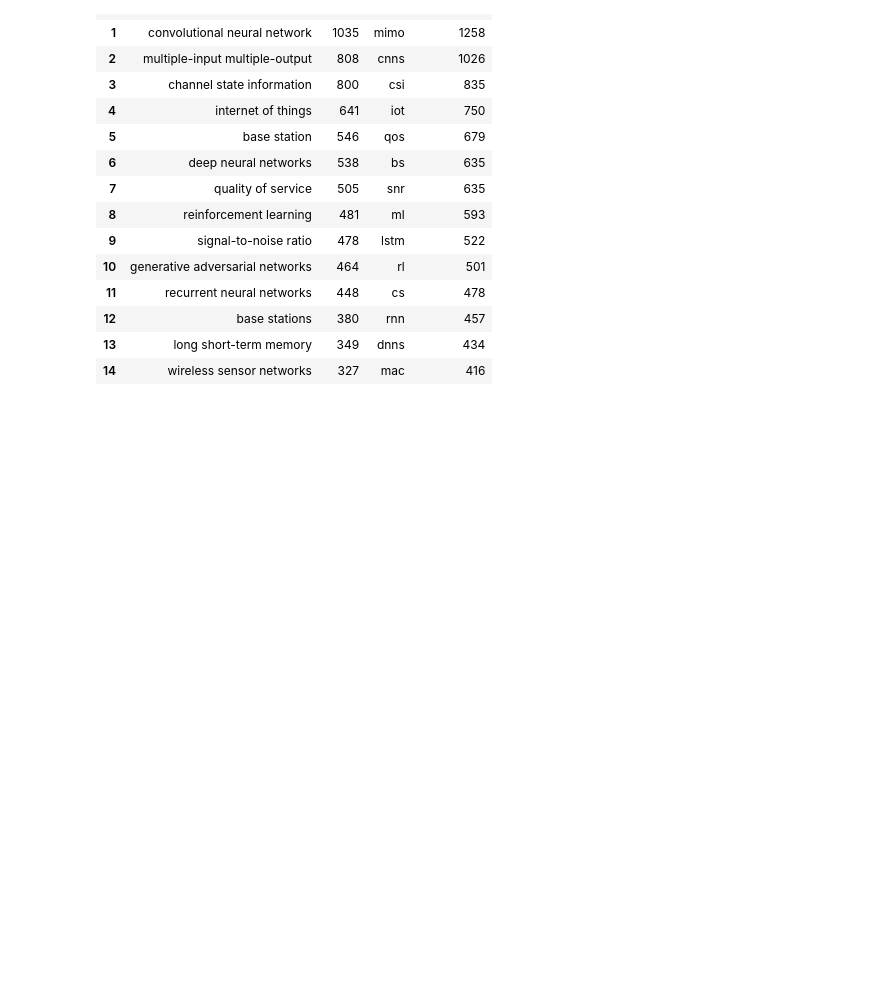
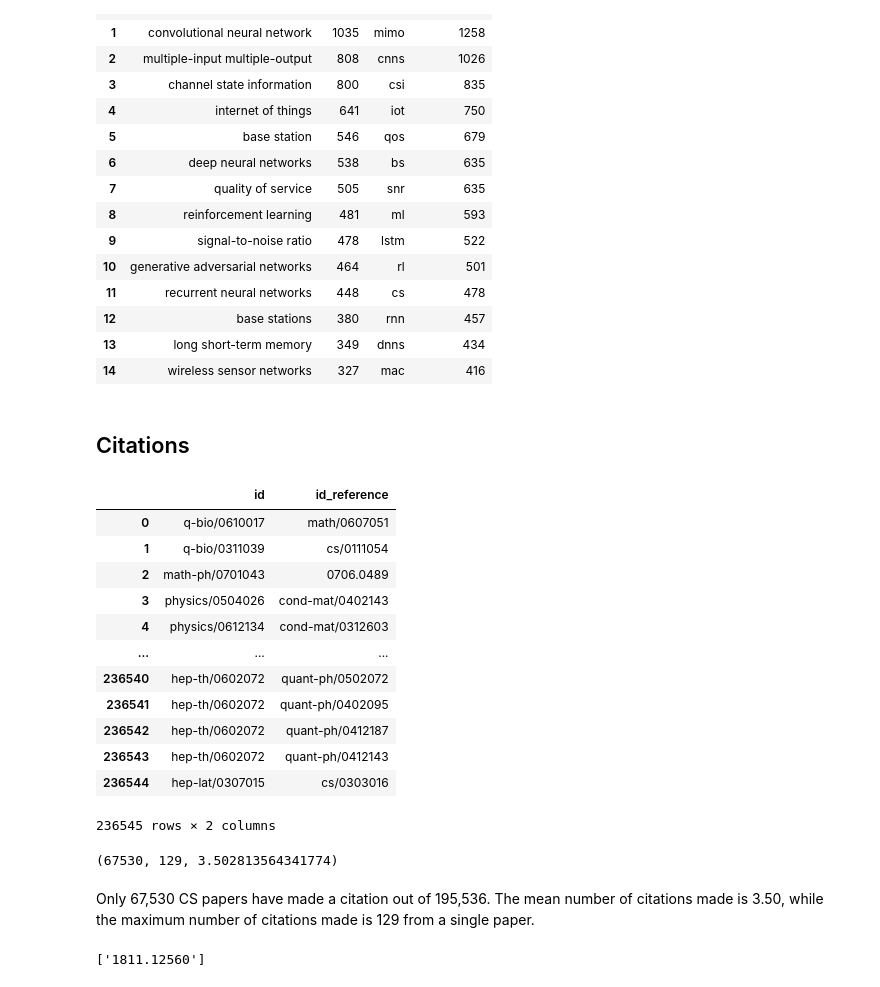
Before and after one commit to brandonywl/ArXiv-Dataset-T14, a Jupyter notebook: Exploratory_Data_Analysis.ipynb, the cells around one changed output. Saved outputs shown, nothing was run; the diff lists cells and outputs as text; code cells hidden in the pictures; blank space fills up the shorter version.

```diff
--- a/Exploratory_Data_Analysis.ipynb
+++ b/Exploratory_Data_Analysis.ipynb
@@ -341,3 +329,22 @@ pd.concat([full_series.value_counts().head(15).reset_index(), abbv_series.value_
 | 12 | base stations | 380 | rnn | 457 |
 | 13 | long short-term memory | 349 | dnns | 434 |
 | 14 | wireless sensor networks | 327 | mac | 416 |
+# %% [markdown]
+## Citations
+# %%
+cs_citations = filter_citations_to_subset(papers_pre_2019, citations)
+cs_citations
+# %% [output]
+|  | id | id_reference |
+| 0 | q-bio/0610017 | math/0607051 |
+| 1 | q-bio/0311039 | cs/0111054 |
+| 2 | math-ph/0701043 | 0706.0489 |
+| 3 | physics/0504026 | cond-mat/0402143 |
+| 4 | physics/0612134 | cond-mat/0312603 |
+| ... | ... | ... |
+| 236540 | hep-th/0602072 | quant-ph/0502072 |
+| 236541 | hep-th/0602072 | quant-ph/0402095 |
+| 236542 | hep-th/0602072 | quant-ph/0412187 |
+| 236543 | hep-th/0602072 | quant-ph/0412143 |
+| 236544 | hep-lat/0307015 | cs/0303016 |
+236545 rows × 2 columns
@@ -343,0 +354,11 @@ pd.concat([full_series.value_counts().head(15).reset_index(), abbv_series.value_
+# %%
+len(references_made_list), max(references_made_list), np.mean(references_made_list)
+# %% [output]
+(67530, 129, 3.502813564341774)
+# %% [markdown]
+Only 67,530 CS papers have made a citation out of 195,536. The mean number of citations made is 3.50, while the maximum number of citations made is 129 from a single paper.
+# %%
+paper_to_reference = {paper: len(references['id_reference'].to_list()) for paper, references in cs_citations.groupby("id")}
+[paper for paper, references in paper_to_reference.items() if references == 129]
+# %% [output]
+['1811.12560']
```
Also changed, not shown: parts of 27 cells of this notebook.
